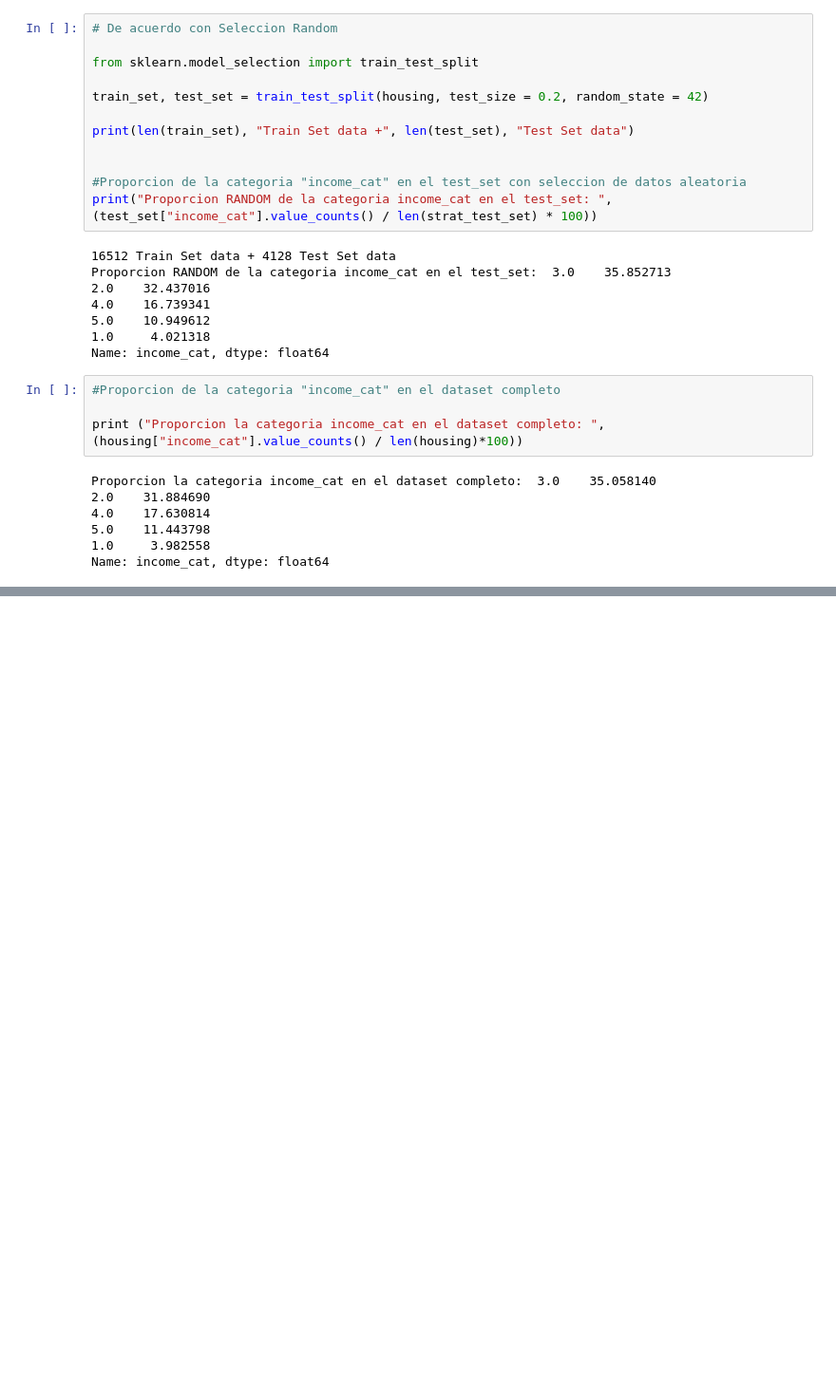
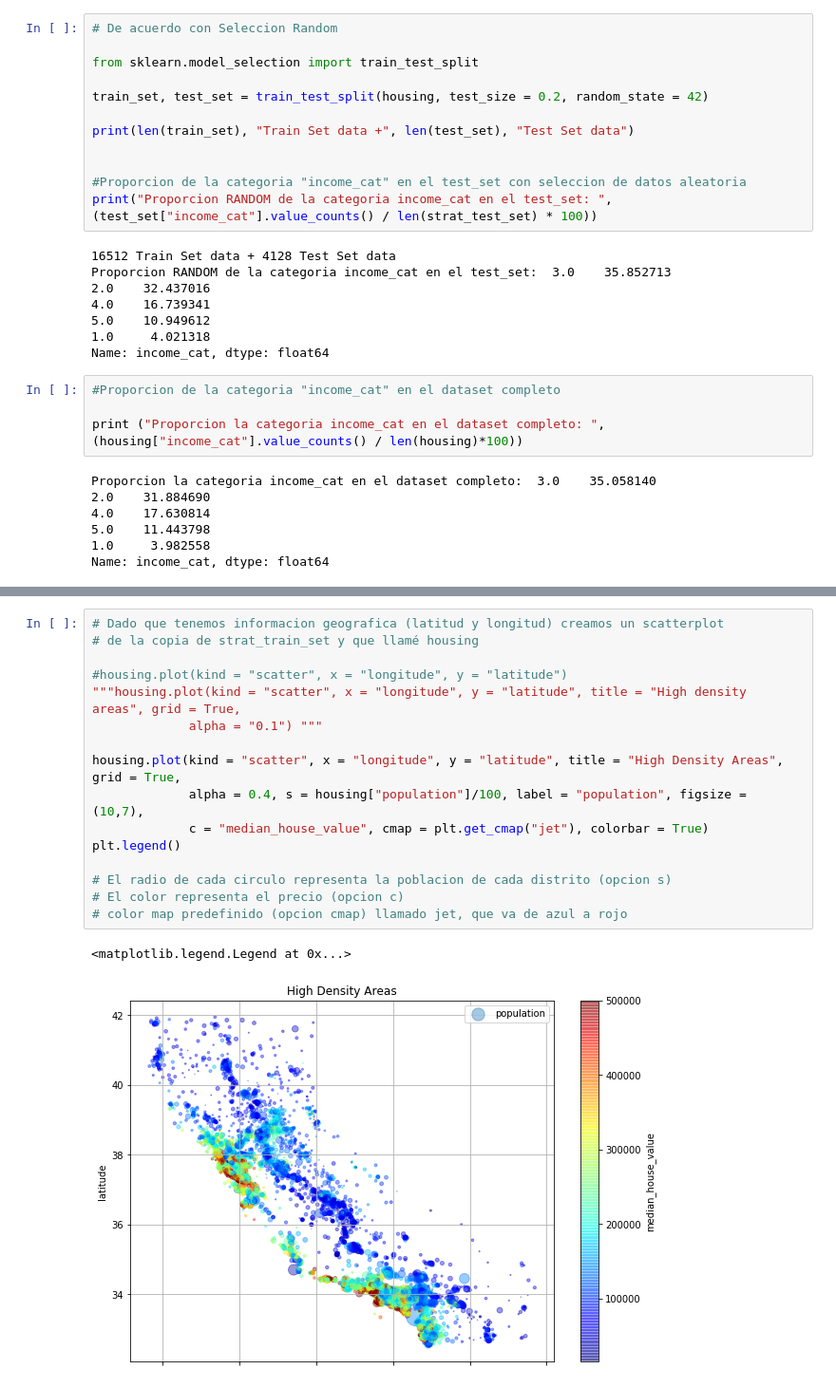
Before and after one commit to darangov/housing, a Jupyter notebook: Housing.ipynb, the cells around one changed output, grey strips where cells are left out. Shown at 95% size. Saved outputs shown, nothing was run; the diff lists cells and outputs as text; blank space fills up the shorter version.

```diff
--- a/Housing.ipynb
+++ b/Housing.ipynb
@@ -364,0 +360,19 @@ housing.plot(kind="scatter", x="median_income", y="median_house_value", alpha=0.
+# %%
+# Dado que tenemos informacion geografica (latitud y longitud) creamos un scatterplot
+# de la copia de strat_train_set y que llamé housing
+
+#housing.plot(kind = "scatter", x = "longitude", y = "latitude")
+"""housing.plot(kind = "scatter", x = "longitude", y = "latitude", title = "High density areas", grid = True,
+             alpha = "0.1") """
+
+housing.plot(kind = "scatter", x = "longitude", y = "latitude", title = "High Density Areas", grid = True,
+             alpha = 0.4, s = housing["population"]/100, label = "population", figsize = (10,7),
+             c = "median_house_value", cmap = plt.get_cmap("jet"), colorbar = True)
+plt.legend()
+
+# El radio de cada circulo representa la poblacion de cada distrito (opcion s)
+# El color representa el precio (opcion c)
+# color map predefinido (opcion cmap) llamado jet, que va de azul a rojo
+# %% [output]
+<matplotlib.legend.Legend at 0x...>
+[figure, added]
```
Also changed, not shown: parts of 15 cells of this notebook, 1 other file.
